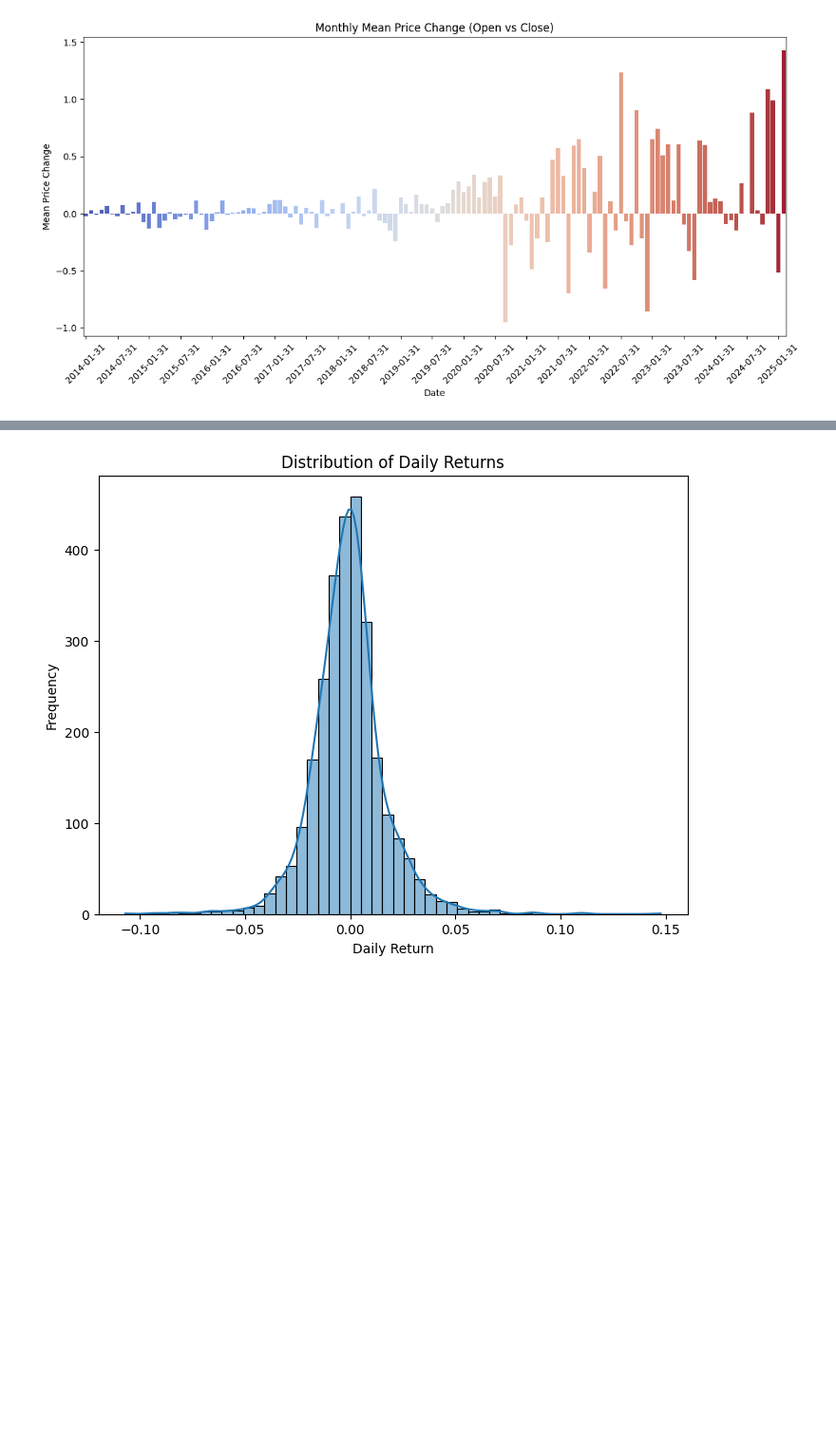
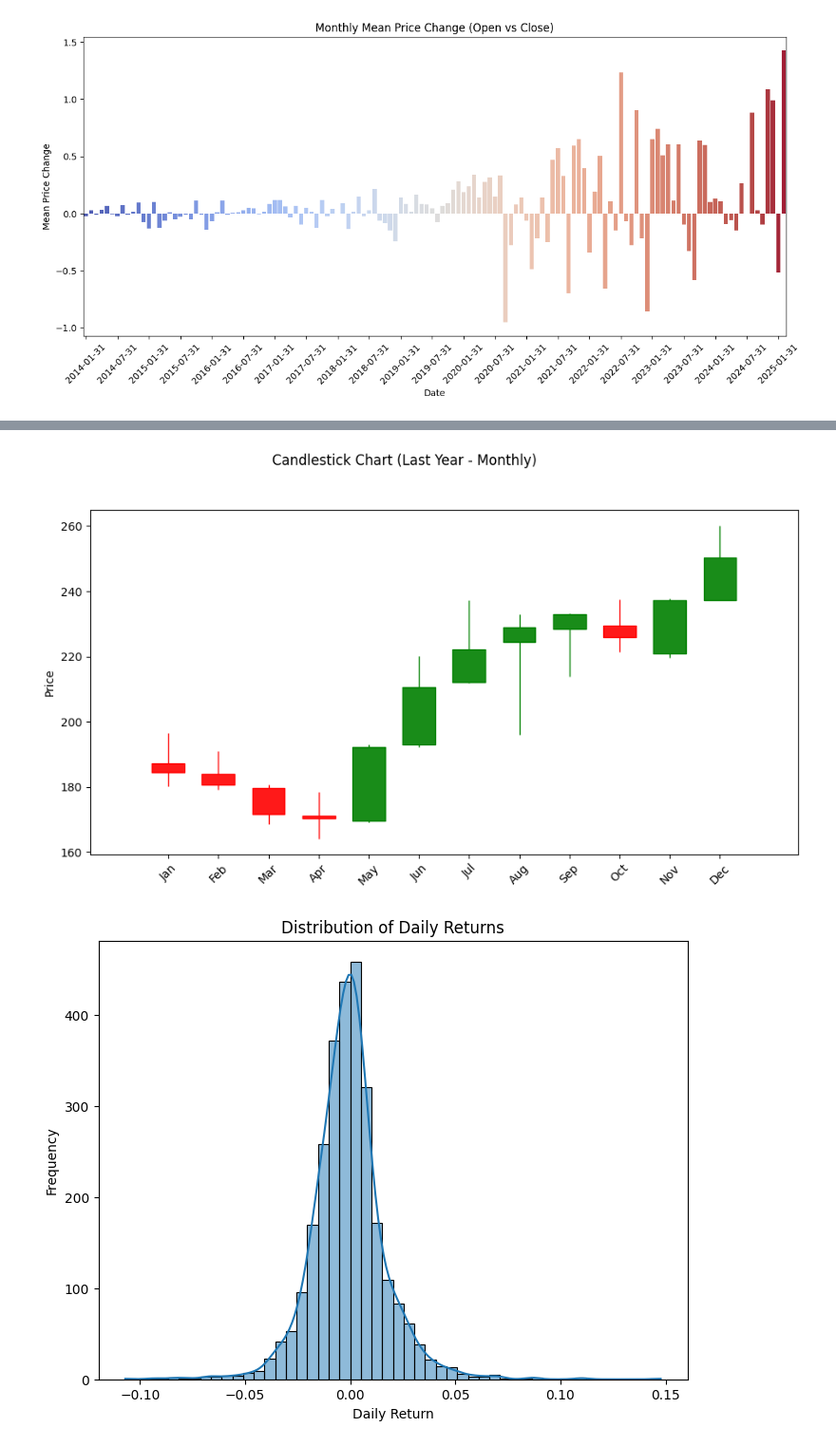
Before and after one commit to OPCoderman/DEP_project_apple_stock_investigation, a Jupyter notebook: visualization .ipynb, the cells around one changed output, grey strips where cells are left out. Shown at 95% size. Saved outputs shown, nothing was run; the diff lists cells and outputs as text; code cells hidden in the pictures; blank space fills up the shorter version.

```diff
--- a/visualization .ipynb
+++ b/visualization .ipynb
@@ -331,3 +355,35 @@ mpf.plot(df_candle.tail(30), type='candle', style='classic', title='Candlestick
+# %%
+
+df.set_index('Date', inplace=True)
+
+# Resample data to get OHLC for each month
+df_monthly = df.resample('M').agg({
+    'Open': 'first',
+    'High': 'max',
+    'Low': 'min',
+    'Close': 'last'
+})
+
+# Keep only (from Jan 2024 to Dec 2024)
+df_monthly = df_monthly.loc['2024-01-01':'2024-12-31']
+
+mc = mpf.make_marketcolors(up='g', down='r', edge='inherit', wick='inherit')
+s = mpf.make_mpf_style(marketcolors=mc)
+month_labels = ['Jan', 'Feb', 'Mar', 'Apr', 'May', 'Jun', 'Jul', 'Aug', 'Sep', 'Oct', 'Nov', 'Dec']
+
+# Plot
+fig, ax = mpf.plot(df_monthly, type='candle', style=s,
+                    title='Candlestick Chart (Last Year - Monthly)', figsize=(12, 6),
+                    ylabel='Price', volume=False, returnfig=True)
+
+# Set x-axis to show only month names
+ax[0].set_xticks(range(len(month_labels)))
+ax[0].set_xticklabels(month_labels)
+plt.xticks(rotation=30)
+
+plt.show()
+# %% [output]
+[figure, added]
 # %%
 # Calculate daily returns
 df["DailyReturn"] = df["Adj Close"].pct_change()
```
Also changed, not shown: parts of 7 cells of this notebook.
